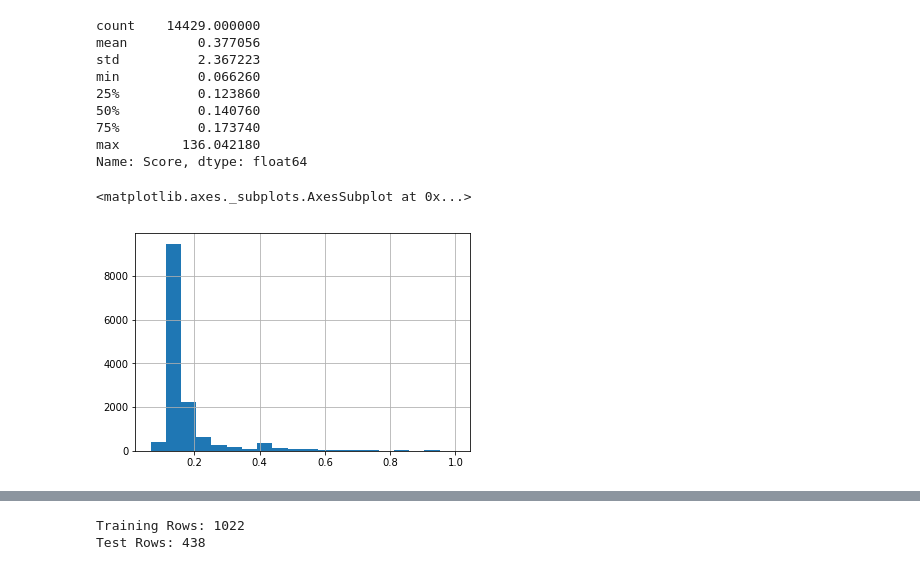
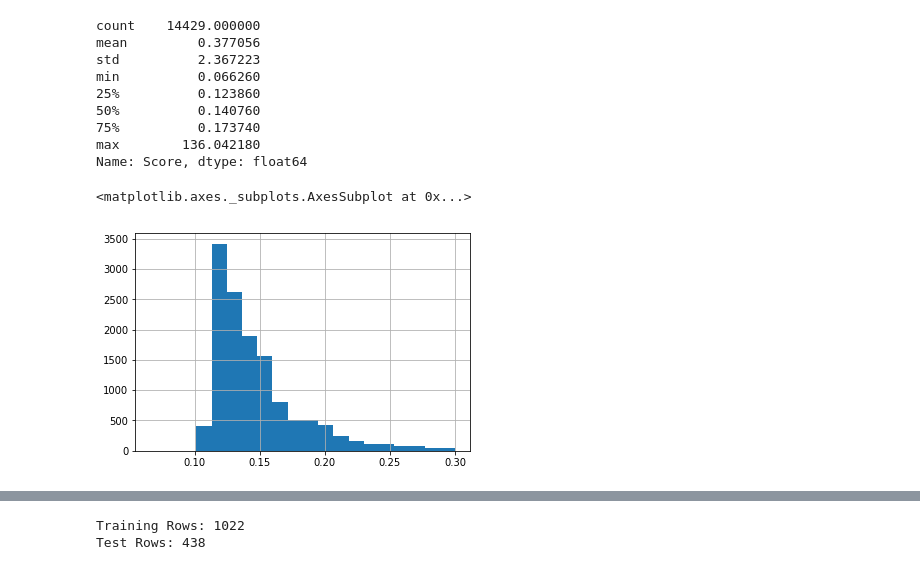
Before and after one commit to DannyGsGit/IntroToMLLab, a Jupyter notebook: Code/HomePrices.ipynb, the cells around one changed output, grey strips where cells are left out. Drawn from its saved outputs; the diff is of its cells as text; code cells hidden in the pictures.

```diff
--- a/Code/HomePrices.ipynb
+++ b/Code/HomePrices.ipynb
@@ -129,11 +133,11 @@ min          0.066260
 max        136.042180
 Name: Score, dtype: float64
 # %%
-# Examine distribution of scores under 1.0
-leaderboard[leaderboard.Score < 1.0].Score.hist(bins = 20)
+# Examine distribution of scores in first quartile
+leaderboard[leaderboard.Score < 0.3].Score.hist(bins = 20)
 # %% [output]
 <matplotlib.axes._subplots.AxesSubplot at 0x...>
-[figure, old version]
+[figure, new version]
 # %% [markdown]
 ## Prep Data for Modeling
 When building predictive models, it is crucial that we split our data into *train* and *test* sets. This keeps our models honest as they are trained on one set of data, then tested on another. Later, we will talk about related concepts of overfitting and target leakage in relationship to these splits.
```
Also changed, not shown: parts of 33 cells of this notebook, 4 other files.
